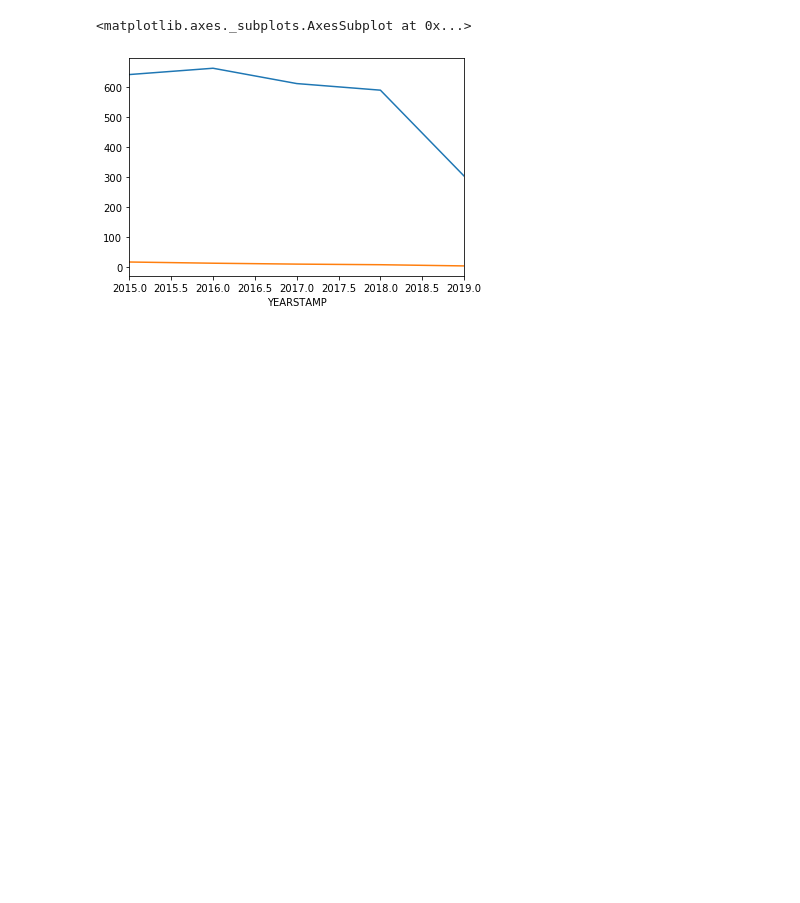
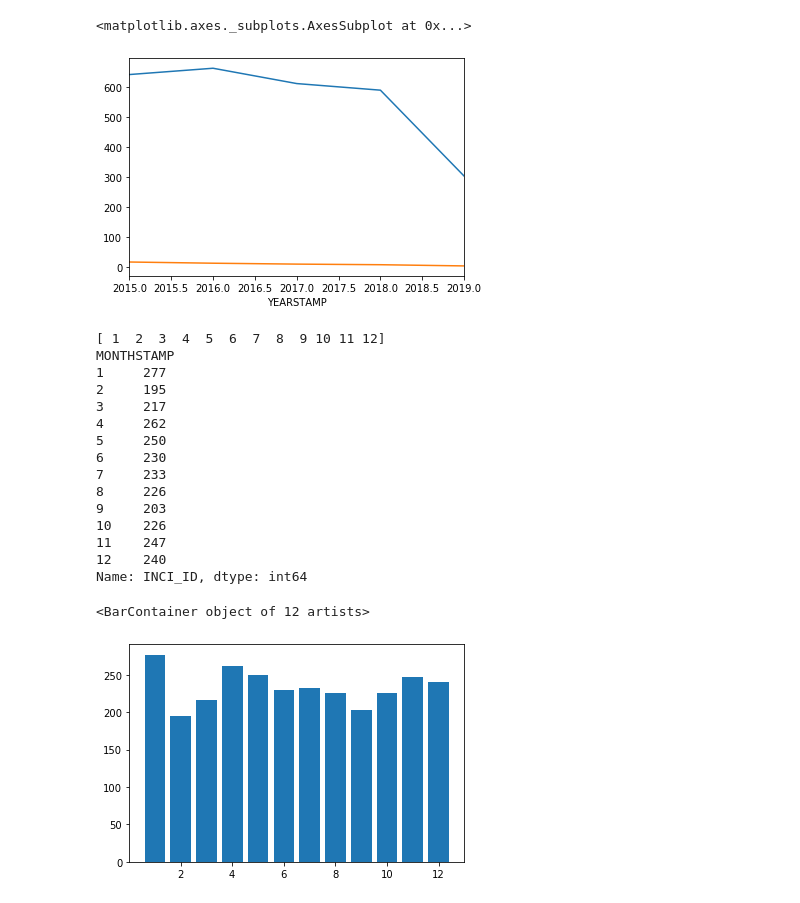
Before and after one commit to M-Eggleston/AnalyzeDurham, a Jupyter notebook: OpenDurham.ipynb, the cells around one changed output. Saved outputs shown, nothing was run; the diff lists cells and outputs as text; code cells hidden in the pictures; blank space fills up the shorter version.

Commit message:
Added cells looking at crimes by month. The MONTHSTAMP column is not clean, contains values of 0

```diff
--- a/OpenDurham.ipynb
+++ b/OpenDurham.ipynb
@@ -176,3 +197,26 @@ pursesnatching.groupby(["YEARSTAMP"]).count()["OBJECTID"].plot()
 # %% [output]
 <matplotlib.axes._subplots.AxesSubplot at 0x...>
 [figure]
+# %%
+# Which month of the year has the most robberies of an individual?
+print(indiv_robberies["MONTHSTAMP"].sort_values().unique())
+print(indiv_robberies.groupby(["MONTHSTAMP"]).count()["INCI_ID"])
+plt.bar(indiv_robberies["MONTHSTAMP"].sort_values().unique(),indiv_robberies.groupby(["MONTHSTAMP"]).count()["INCI_ID"])
+# %% [output]
+[ 1  2  3  4  5  6  7  8  9 10 11 12]
+MONTHSTAMP
+1     277
+2     195
+3     217
+4     262
+5     250
+6     230
+7     233
+8     226
+9     203
+10    226
+11    247
+12    240
+Name: INCI_ID, dtype: int64
+<BarContainer object of 12 artists>
+[figure, added]
```
Also changed, not shown: parts of 4 cells of this notebook.
